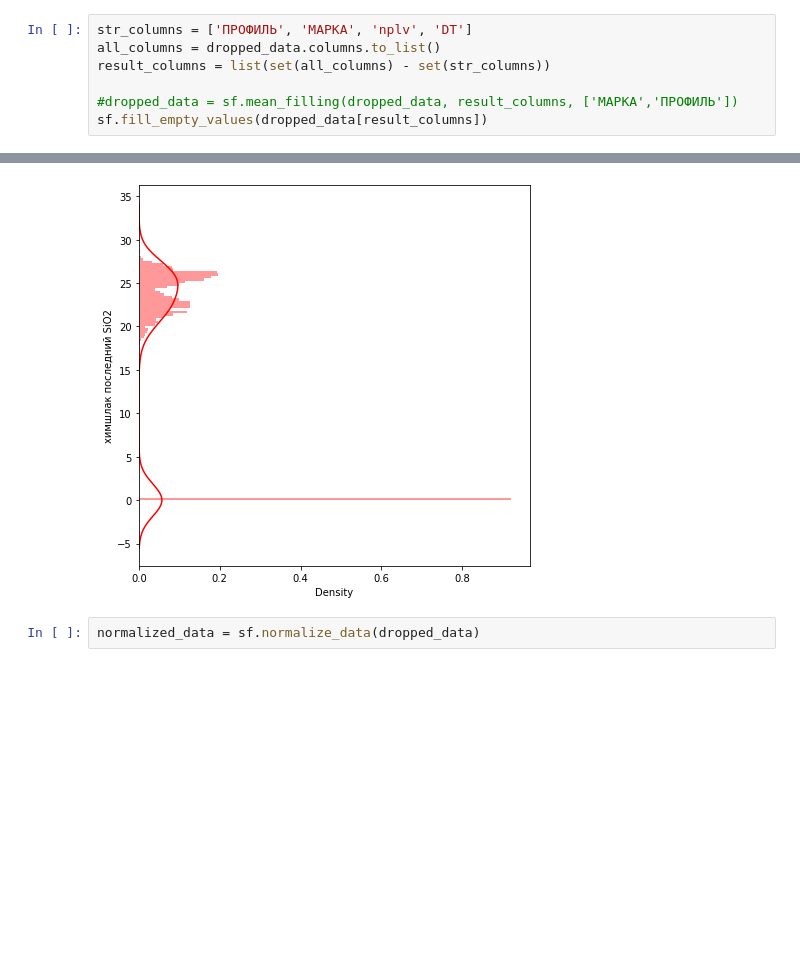
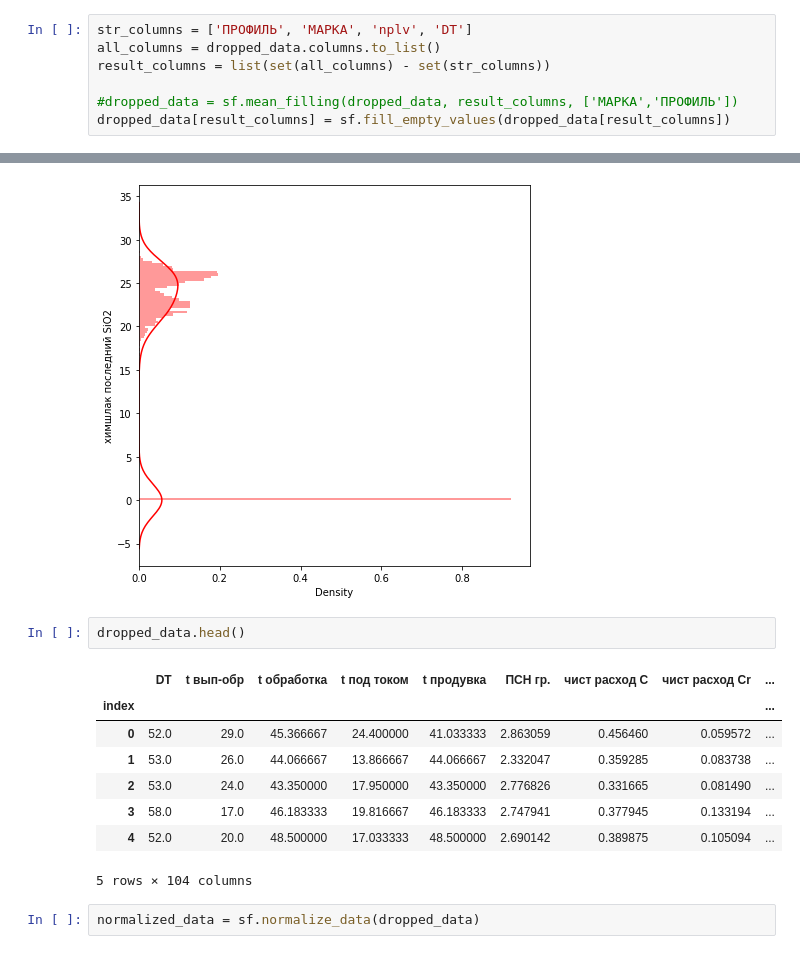
Before and after one commit to OnlyOneUseAcc/Evraz-SCC-prediction, a Jupyter notebook: EDA.ipynb, the cells around one changed output, grey strips where cells are left out. Cells and saved outputs as stored; diff of their text form; blank space fills up the shorter version.

```diff
--- a/EDA.ipynb
+++ b/EDA.ipynb
@@ -141,5 +141,5 @@ all_columns = dropped_data.columns.to_list()
 result_columns = list(set(all_columns) - set(str_columns))
 
 #dropped_data = sf.mean_filling(dropped_data, result_columns, ['МАРКА','ПРОФИЛЬ'])
-sf.fill_empty_values(dropped_data[result_columns])
+dropped_data[result_columns] = sf.fill_empty_values(dropped_data[result_columns])
 # %% [output]
@@ -200,6 +186,17 @@ sns.distplot(dropped_data['химшлак последний SiO2'], color='r',
 plt.savefig(f'{SOURCE_DATA}target_range_4.png')
 # %% [output]
 [figure]
+# %%
+dropped_data.head()
+# %% [output]
+|  | DT | t вып-обр | t обработка | t под током | t продувка | ПСН гр. | чист расход C | чист расход Cr | ... |
+| index |  |  |  |  |  |  |  |  | ... |
+| 0 | 52.0 | 29.0 | 45.366667 | 24.400000 | 41.033333 | 2.863059 | 0.456460 | 0.059572 | ... |
+| 1 | 53.0 | 26.0 | 44.066667 | 13.866667 | 44.066667 | 2.332047 | 0.359285 | 0.083738 | ... |
+| 2 | 53.0 | 24.0 | 43.350000 | 17.950000 | 43.350000 | 2.776826 | 0.331665 | 0.081490 | ... |
+| 3 | 58.0 | 17.0 | 46.183333 | 19.816667 | 46.183333 | 2.747941 | 0.377945 | 0.133194 | ... |
+| 4 | 52.0 | 20.0 | 48.500000 | 17.033333 | 48.500000 | 2.690142 | 0.389875 | 0.105094 | ... |
+5 rows × 104 columns
 # %%
 normalized_data = sf.normalize_data(dropped_data)
 # %%
```
Also changed, not shown: parts of 11 cells of this notebook, 10 other files.
